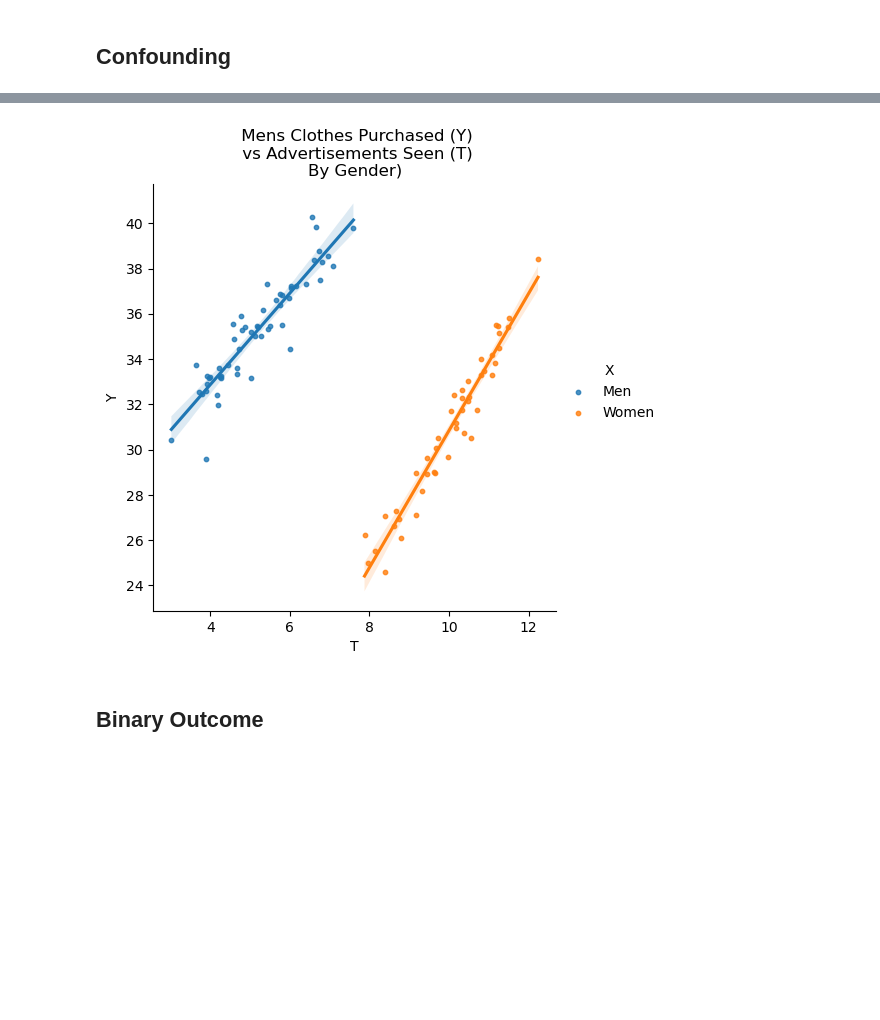
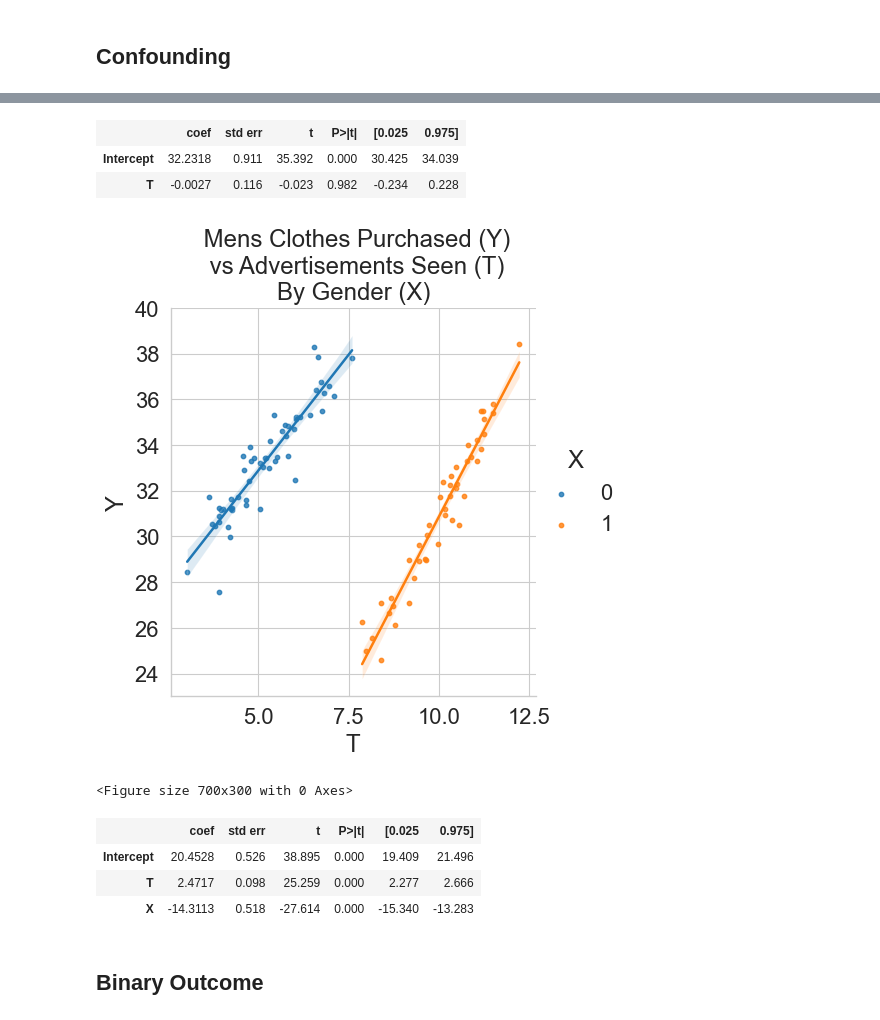
Before and after one commit to davidcherney/Facure_notes, a Jupyter notebook: playground.ipynb, the cells around one changed output, grey strips where cells are left out. Drawn from its saved outputs; the diff is of its cells as text; code cells hidden in the pictures; blank space fills up the shorter version.

```diff
--- a/playground.ipynb
+++ b/playground.ipynb
@@ -111,24 +111,32 @@ np.random.seed(123)
 noise = np.random.normal
 
 df = pd.DataFrame()
-df['X'] = np.random.choice(a = ["Men","Women"], size =100)
-n_men = df[df['X'] == "Wen"]
-n_women = df[df['X'] == "Women"]
+# df['X'] = np.random.choice(a = ["Men","Women"], size =100)
+df['X'] = np.random.choice(a = [0,1], size =100)
+n_men = df[df['X'] == 0]
+n_women = df[df['X'] == 1]
 
 # generate treatment values for men
 def generate_t(x):
-    if x == "Men":
+    if x == 0:
         return noise(loc = 5, scale = 1)
-    elif x == "Women":
+    elif x == 1:
         return noise(loc = 10, scale = 1)
+
 df['T'] = df["X"].apply(generate_t)
-men_filter = df["X"] == "Men"
-df.loc[men_filter,"Y"] =  noise(loc = 2*df.loc[men_filter,"T"] + 25, scale = 1)
+men_filter = df["X"] == 0
+df.loc[men_filter,"Y"] =  noise(loc = 2*df.loc[men_filter,"T"] + 23, scale = 1)
 df.loc[~men_filter,"Y"] = noise(loc = 3*df.loc[~men_filter,"T"] +1 , scale = 1)
+
+#set plotting style
+sns.set_style("whitegrid")
+sns.set_context("paper", font_scale = 1.8)
+
 # plt.figure(figsize=(12, 6))  # Specify the width and height in inches
 sns.lmplot(data = df, x="T", y="Y", scatter_kws={"s": 10},)# hue = "X")
-labels = [int(tick) for tick in ticks]
-plt.yticks(ticks=ticks, labels=labels)
+# labels = [int(tick) for tick in ticks]
+# plt.yticks(ticks=ticks, labels=labels)
 plt.title(" Mens Clothes Purchased (Y)\n vs Advertisements Seen (T)")
-plt.show();
+plt.figure(figsize=(5, 3))
+plt.tight_layout();
 # %% [output]
@@ -136,15 +145,30 @@ plt.show();
+# %%
+sms.ols(formula='Y~ T',data=df).fit().summary().tables[1]
+# %% [output]
+|  | coef | std err | t | P>|t| | [0.025 | 0.975] |
+| Intercept | 32.2318 | 0.911 | 35.392 | 0.000 | 30.425 | 34.039 |
+| T | -0.0027 | 0.116 | -0.023 | 0.982 | -0.234 | 0.228 |
 # %%
 # Create a custom legend with the slopes
 sns.lmplot(data = df, x="T", y="Y",
            hue = "X"
           ,scatter_kws={"s": 10})
 ticks = np.linspace(24,40,9)
 labels = [int(tick) for tick in ticks]
 plt.yticks(ticks=ticks, labels=labels)
-plt.title(" Mens Clothes Purchased (Y)\n vs Advertisements Seen (T)\nBy Gender)")
-plt.show();
+plt.title(" Mens Clothes Purchased (Y)\n vs Advertisements Seen (T)\nBy Gender (X)")
+plt.figure(figsize=(7, 3))
+plt.tight_layout();
 # %% [output]
-[figure, old version]
+[figure, new version]
+<Figure size 700x300 with 0 Axes>
+# %%
+sms.ols(formula='Y~ T + X',data=df).fit().summary().tables[1]
+# %% [output]
+|  | coef | std err | t | P>|t| | [0.025 | 0.975] |
+| Intercept | 20.4528 | 0.526 | 38.895 | 0.000 | 19.409 | 21.496 |
+| T | 2.4717 | 0.098 | 25.259 | 0.000 | 2.277 | 2.666 |
+| X | -14.3113 | 0.518 | -27.614 | 0.000 | -15.340 | -13.283 |
 # %% [markdown]
 ## Binary Outcome
 # %%
```
Also changed, not shown: parts of 19 cells of this notebook, 2 other files.
